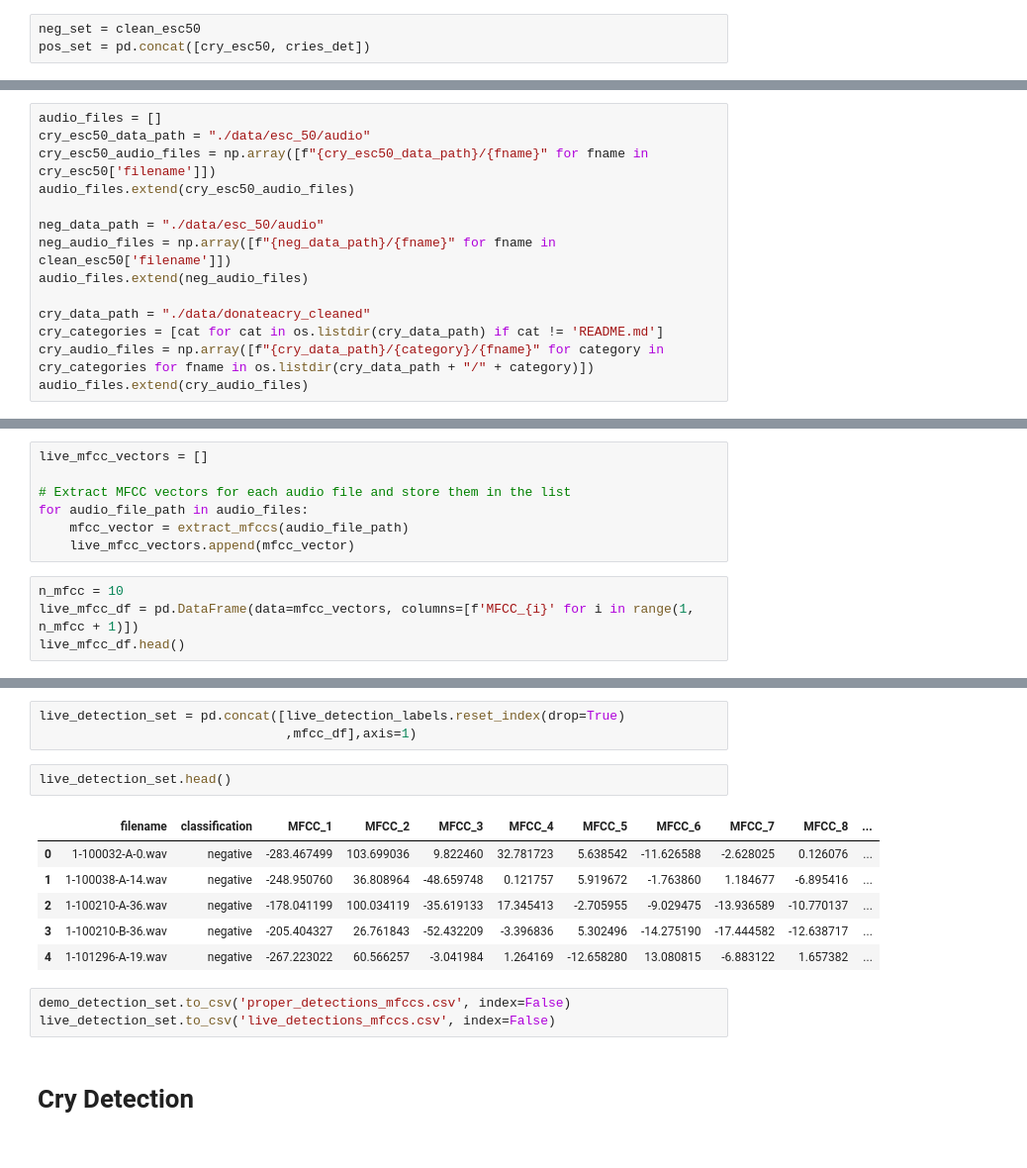
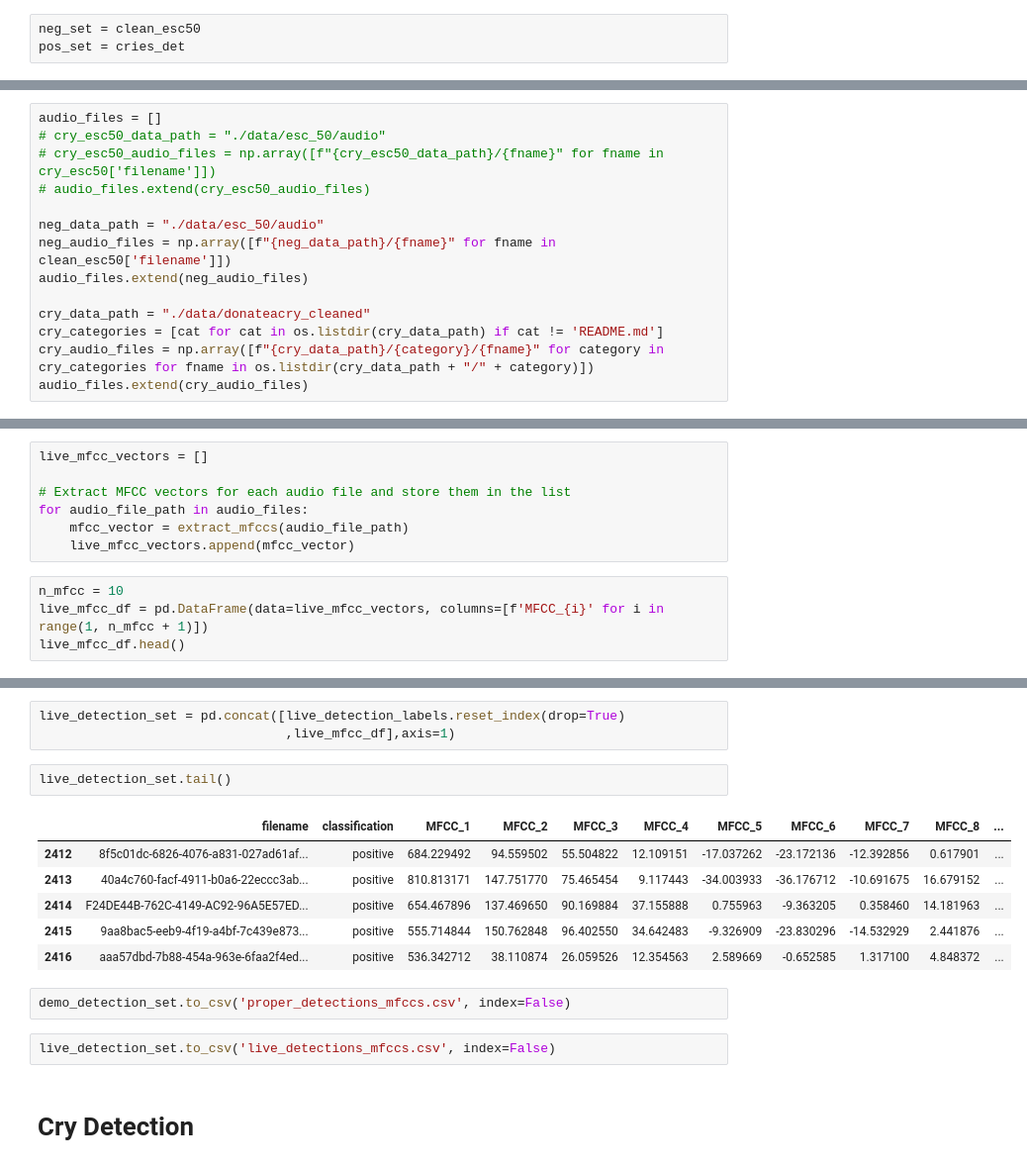
Before and after one commit to alem-147/infasafe, a Jupyter notebook: audio_analysis/Audio_Demo.ipynb, the cells around one changed output, grey strips where cells are left out. Shown: that part at 99% size. Drawn from its saved outputs; the diff is of its cells as text.

```diff
--- a/audio_analysis/Audio_Demo.ipynb
+++ b/audio_analysis/Audio_Demo.ipynb
@@ -66,7 +70,7 @@ cries_det.head()
 | 4 | 999bf14b-e417-4b44-b746-9253f81ef... | positive |
 # %%
 neg_set = clean_esc50
-pos_set = pd.concat([cry_esc50, cries_det])
+pos_set = cries_det
 # %%
 # it's quite hacky but will need to have different mfccs for training and for showing
 # this is due to how the live data needs to be streamed in int16 even though the training data is stored
@@ -83,9 +87,9 @@ live_detection_labels = pd.concat([neg_set,pos_set])
 ## Extracting MFCCs
 # %%
 audio_files = []
-cry_esc50_data_path = "./data/esc_50/audio"
-cry_esc50_audio_files = np.array([f"{cry_esc50_data_path}/{fname}" for fname in cry_esc50['filename']])
-audio_files.extend(cry_esc50_audio_files)
+# cry_esc50_data_path = "./data/esc_50/audio"
+# cry_esc50_audio_files = np.array([f"{cry_esc50_data_path}/{fname}" for fname in cry_esc50['filename']])
+# audio_files.extend(cry_esc50_audio_files)
 
 neg_data_path = "./data/esc_50/audio"
 neg_audio_files = np.array([f"{neg_data_path}/{fname}" for fname in clean_esc50['filename']])
@@ -136,7 +135,7 @@ for audio_file_path in audio_files:
     live_mfcc_vectors.append(mfcc_vector)
 # %%
 n_mfcc = 10
-live_mfcc_df = pd.DataFrame(data=mfcc_vectors, columns=[f'MFCC_{i}' for i in range(1, n_mfcc + 1)])
+live_mfcc_df = pd.DataFrame(data=live_mfcc_vectors, columns=[f'MFCC_{i}' for i in range(1, n_mfcc + 1)])
 live_mfcc_df.head()
 # %% [output]
 |  | MFCC_1 | MFCC_2 | MFCC_3 | MFCC_4 | MFCC_5 | MFCC_6 | MFCC_7 | MFCC_8 | MFCC_9 | MFCC_10 |
@@ -148,18 +156,19 @@ live_mfcc_df.head()
 # %%
 live_detection_set = pd.concat([live_detection_labels.reset_index(drop=True)
-                                ,mfcc_df],axis=1)
+                                ,live_mfcc_df],axis=1)
 # %%
-live_detection_set.head()
+live_detection_set.tail()
 # %% [output]
 |  | filename | classification | MFCC_1 | MFCC_2 | MFCC_3 | MFCC_4 | MFCC_5 | MFCC_6 | MFCC_7 | MFCC_8 | ... |
-| 0 | 1-100032-A-0.wav | negative | -283.467499 | 103.699036 | 9.822460 | 32.781723 | 5.638542 | -11.626588 | -2.628025 | 0.126076 | ... |
-| 1 | 1-100038-A-14.wav | negative | -248.950760 | 36.808964 | -48.659748 | 0.121757 | 5.919672 | -1.763860 | 1.184677 | -6.895416 | ... |
-| 2 | 1-100210-A-36.wav | negative | -178.041199 | 100.034119 | -35.619133 | 17.345413 | -2.705955 | -9.029475 | -13.936589 | -10.770137 | ... |
-| 3 | 1-100210-B-36.wav | negative | -205.404327 | 26.761843 | -52.432209 | -3.396836 | 5.302496 | -14.275190 | -17.444582 | -12.638717 | ... |
-| 4 | 1-101296-A-19.wav | negative | -267.223022 | 60.566257 | -3.041984 | 1.264169 | -12.658280 | 13.080815 | -6.883122 | 1.657382 | ... |
+| 2412 | 8f5c01dc-6826-4076-a831-027ad61af... | positive | 684.229492 | 94.559502 | 55.504822 | 12.109151 | -17.037262 | -23.172136 | -12.392856 | 0.617901 | ... |
+| 2413 | 40a4c760-facf-4911-b0a6-22eccc3ab... | positive | 810.813171 | 147.751770 | 75.465454 | 9.117443 | -34.003933 | -36.176712 | -10.691675 | 16.679152 | ... |
+| 2414 | F24DE44B-762C-4149-AC92-96A5E57ED... | positive | 654.467896 | 137.469650 | 90.169884 | 37.155888 | 0.755963 | -9.363205 | 0.358460 | 14.181963 | ... |
+| 2415 | 9aa8bac5-eeb9-4f19-a4bf-7c439e873... | positive | 555.714844 | 150.762848 | 96.402550 | 34.642483 | -9.326909 | -23.830296 | -14.532929 | 2.441876 | ... |
+| 2416 | aaa57dbd-7b88-454a-963e-6faa2f4ed... | positive | 536.342712 | 38.110874 | 26.059526 | 12.354563 | 2.589669 | -0.652585 | 1.317100 | 4.848372 | ... |
 # %%
 demo_detection_set.to_csv('proper_detections_mfccs.csv', index=False)
-live_detection_set.to_csv('live_detections_mfccs.csv', index=False)
+# %%
+live_detection_set.to_csv('live_detections_mfccs.csv', index=False)
 # %% [markdown]
 # Cry Detection
 # %%
```
Also changed, not shown: parts of 58 cells of this notebook, 4 other files.
